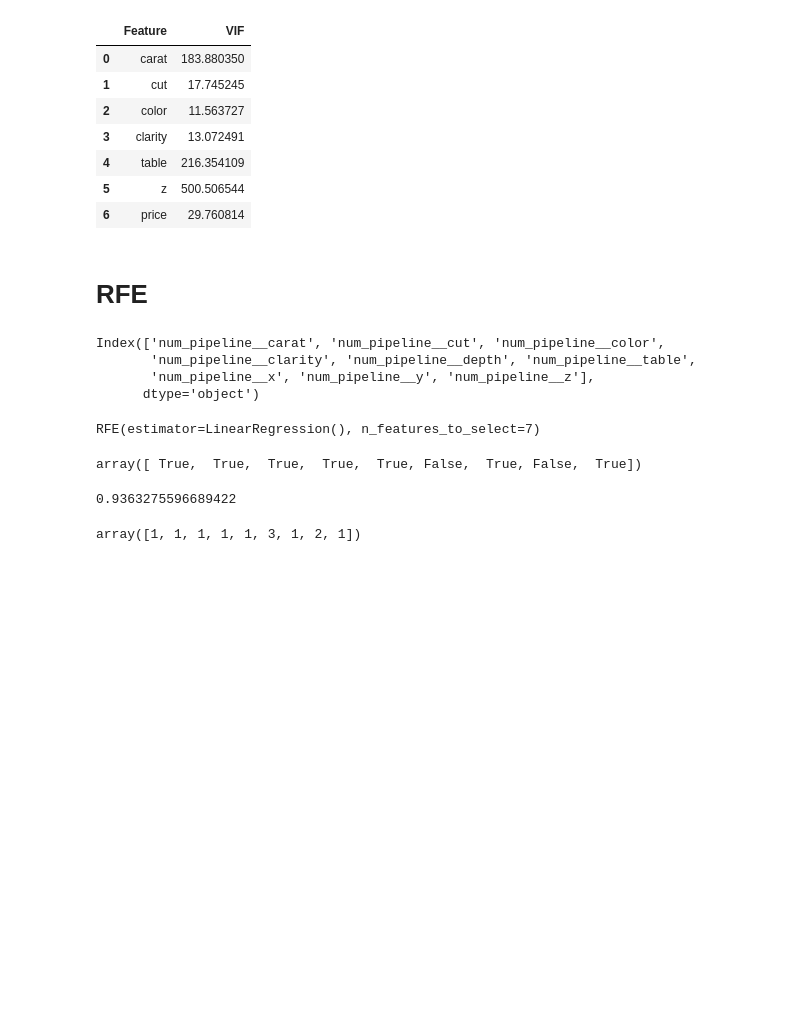
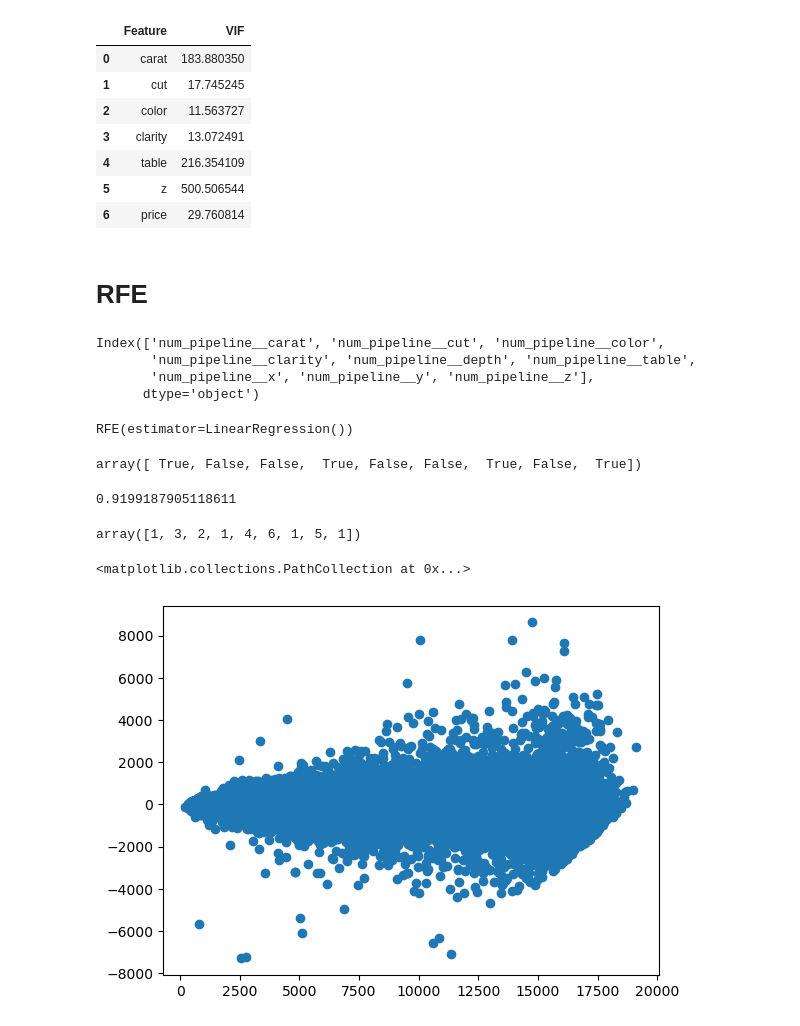
Before and after one commit to ChetanFernandes/Diamond_Prediction_Nov_16, a Jupyter notebook: notebooks/data/EDA_Model_Training.ipynb, the cells around one changed output. Drawn from its saved outputs; the diff is of its cells as text; code cells hidden in the pictures; blank space fills up the shorter version.

```diff
--- a/notebooks/data/EDA_Model_Training.ipynb
+++ b/notebooks/data/EDA_Model_Training.ipynb
@@ -248,7 +273,7 @@ df.head()
 # %%
 # Divide Dependent and Independent feature
 x = df.drop("price", axis = 1)
-y = df[["price"]]
+y = df["price"]
 # %%
 x.shape, y.shape
 # %% [output]
@@ -319,7 +347,10 @@ models = {
            "LinearRegression":LinearRegression(),
            "Lasso":Lasso(),
            "Ridge":Ridge(),
-           "ElasticNet":ElasticNet()
+           "ElasticNet":ElasticNet(),
+           "AdaBoostRegressor": AdaBoostRegressor(),
+           "GradientBoostingRegressor": GradientBoostingRegressor(),
+           "XGB_Regressor" :  XGBRegressor()
         }
 
 model_list = []
@@ -336,7 +367,7 @@ for train_index, test_index in kf.split(x,y):
 for i in range(len(models)):
     model = list(models.values())[i]
     scores = cross_validation(model, x, y, kf)
-    print(f'"Model Name" - {model}')
+    print(f'"Model Name" - {(list(models.keys())[i])}')
     print("="*35)
     print("Scores:", scores)
     print("Mean:", scores.mean())
@@ -362,12 +393,14 @@ for i in range(len(models)):
 print(f'Model name with highest accuracy is "{model_list[(r2_list.index(max(r2_list)))]}" with score of {round(max(r2_list),2)}')
 
 print('='*35)
+'''
+
 print("HyperParameter Tuning")
 
 from sklearn.model_selection import GridSearchCV
 
 param = {'alpha' : [1.0, 2,5,9,15], 'fit_intercept' : [True,False]}
-grid_search = GridSearchCV(estimator = Lasso(), param_grid = param, cv=10, scoring = 'r2')
+grid_search = GridSearchCV(estimator = Lasso(), param_grid = param, cv=10, verbose = 4, scoring = 'r2')
 grid_search.fit(x_train, y_train)
 grid_search.best_score_,grid_search.best_params_
 
@@ -381,6 +414,7 @@ y_pred = best_model.predict(x_test)
 print("Test accuracy")
 test_score = r2_score(y_test,y_pred)
 print(test_score)
+'''
 # %% [output]
 Model Training Performance using K-Fold cross validation
 Fold:0, Train set: 154858, Test set:38715
@@ -535,7 +570,7 @@ vif
 # RFE
 # %%
 from sklearn.feature_selection import RFE
-rfe = RFE(estimator = LinearRegression(), n_features_to_select = 7)
+rfe = RFE(estimator = LinearRegression(), n_features_to_select = None)
 # %%
 x_train.columns
 # %% [output]
@@ -546,18 +581,24 @@ Index(['num_pipeline__carat', 'num_pipeline__cut', 'num_pipeline__color',
 # %%
 rfe.fit(x_train,y_train)
 # %% [output]
-RFE(estimator=LinearRegression(), n_features_to_select=7)
+RFE(estimator=LinearRegression())
 # %%
 y_pred = rfe.predict(x_test)
 # %%
 rfe.support_
 # %% [output]
-array([ True,  True,  True,  True,  True, False,  True, False,  True])
+array([ True, False, False,  True, False, False,  True, False,  True])
 # %%
 r2_score(y_test,y_pred)
 # %% [output]
-0.9363275596689422
+0.9199187905118611
 # %%
 rfe.ranking_
 # %% [output]
-array([1, 1, 1, 1, 1, 3, 1, 2, 1])
+array([1, 3, 2, 1, 4, 6, 1, 5, 1])
+# %%
+error = y_pred - y_test
+plt.scatter(y_pred, error)
+# %% [output]
+<matplotlib.collections.PathCollection at 0x...>
+[figure, added]
```
Also changed, not shown: parts of 7 cells of this notebook, 6 other files.
